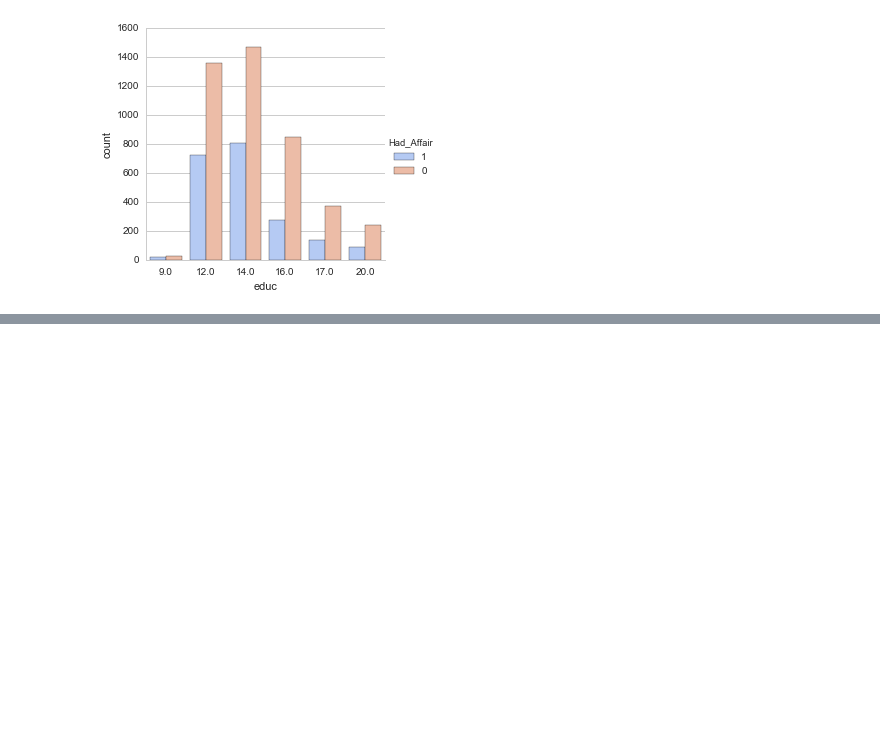
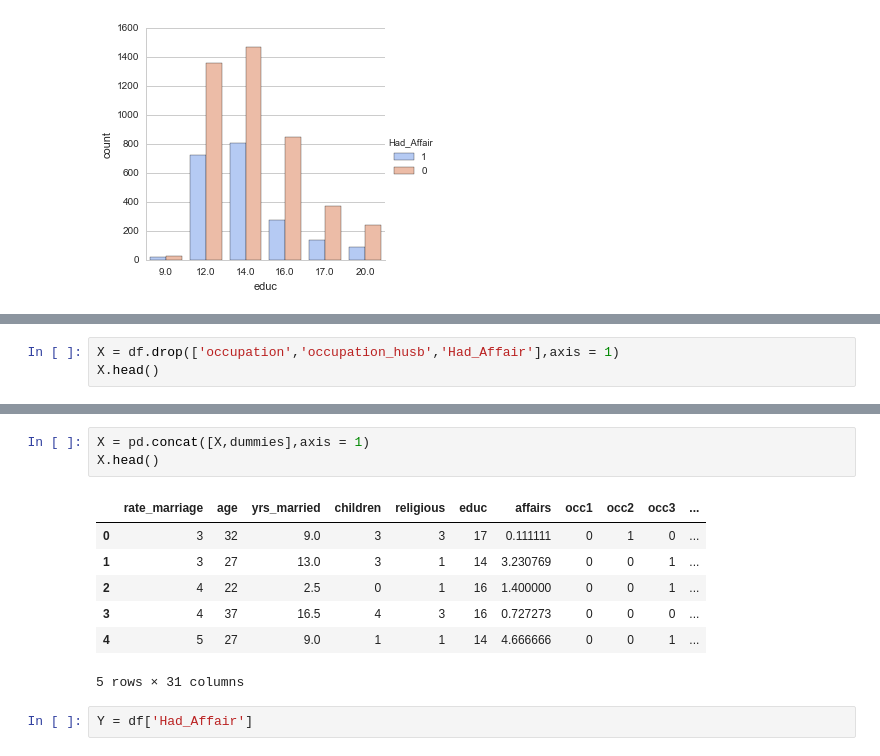
Before and after one commit to lastworden/datascience, a Jupyter notebook: Udemy/my_ml_notes/lec002_Logistic_Regression.ipynb, the cells around one changed output, grey strips where cells are left out. Drawn from its saved outputs; the diff is of its cells as text; blank space fills up the shorter version.

```diff
--- a/Udemy/my_ml_notes/lec002_Logistic_Regression.ipynb
+++ b/Udemy/my_ml_notes/lec002_Logistic_Regression.ipynb
@@ -174,0 +197,3 @@ sns.factorplot('educ',data=df,kind = 'count',palette = 'coolwarm',hue = 'Had_Aff
+# %%
+X = df.drop(['occupation','occupation_husb','Had_Affair'],axis = 1)
+X.head()
@@ -174,0 +217,13 @@ sns.factorplot('educ',data=df,kind = 'count',palette = 'coolwarm',hue = 'Had_Aff
+# %%
+X = pd.concat([X,dummies],axis = 1)
+X.head()
+# %% [output]
+|  | rate_marriage | age | yrs_married | children | religious | educ | affairs | occ1 | occ2 | occ3 | ... |
+| 0 | 3 | 32 | 9.0 | 3 | 3 | 17 | 0.111111 | 0 | 1 | 0 | ... |
+| 1 | 3 | 27 | 13.0 | 3 | 1 | 14 | 3.230769 | 0 | 0 | 1 | ... |
+| 2 | 4 | 22 | 2.5 | 0 | 1 | 16 | 1.400000 | 0 | 0 | 1 | ... |
+| 3 | 4 | 37 | 16.5 | 4 | 3 | 16 | 0.727273 | 0 | 0 | 0 | ... |
+| 4 | 5 | 27 | 9.0 | 1 | 1 | 14 | 4.666666 | 0 | 0 | 1 | ... |
+5 rows × 31 columns
+# %%
+Y = df['Had_Affair']
```
Also changed, not shown: parts of 18 cells of this notebook, 1 other file.
